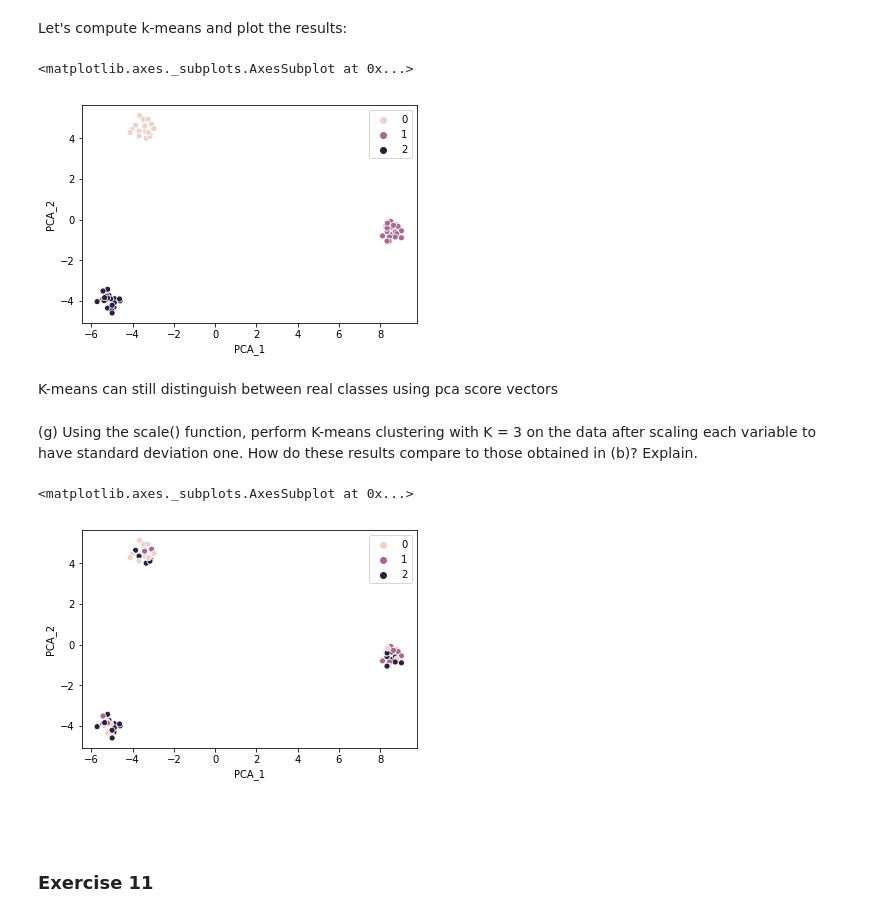
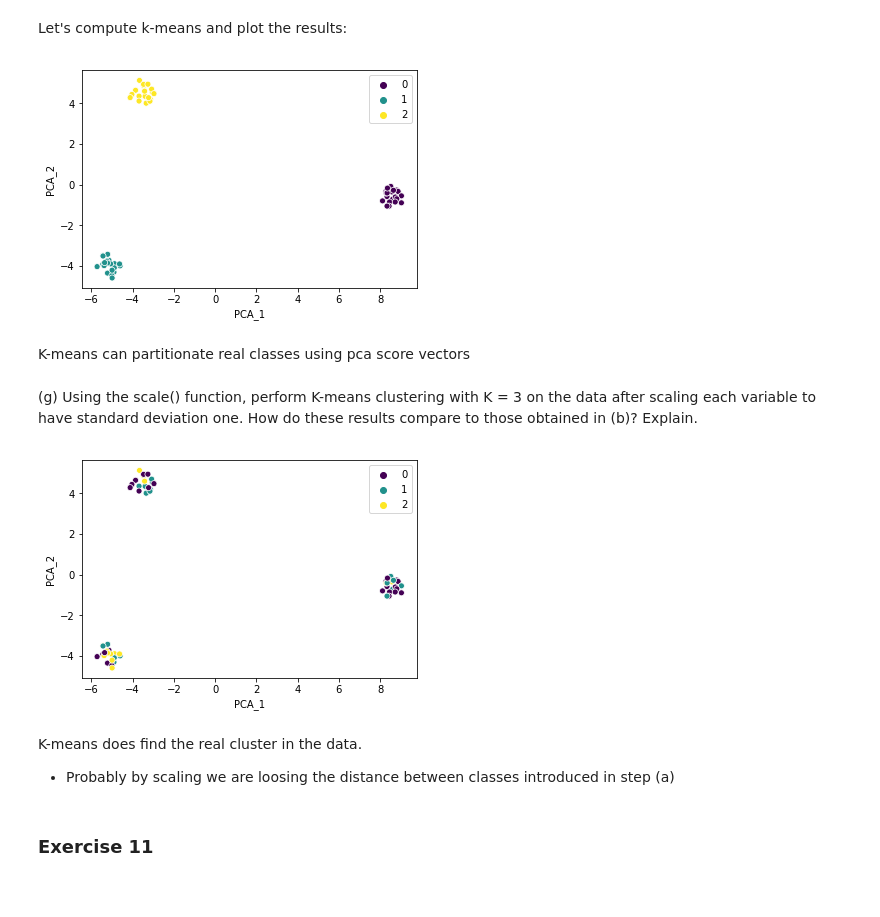
Before and after one commit to martinagvilas/intro_stat_learning, a Jupyter notebook: notebooks/ch10_exercises.ipynb, the cells around one changed output. Saved outputs shown, nothing was run; the diff lists cells and outputs as text; code cells hidden in the pictures.

```diff
--- a/notebooks/ch10_exercises.ipynb
+++ b/notebooks/ch10_exercises.ipynb
@@ -465,17 +431,18 @@ print(pca_score_vectors_df_2)
 Let's compute k-means and plot the results:
 # %%
 # Compute k-means
-kmeans = KMeans(n_clusters=3, n_init=20)
-kmeans.fit(pca_score_vectors_2[:,:2])
-kmeans_labels = (kmeans.labels_).tolist()
+kmeans_pca = KMeans(n_clusters=3, n_init=20)
+kmeans_pca.fit(pca_score_vectors_2[:,:2])
+kmeans_pca_labels = (kmeans_pca.labels_).tolist()
 
 # Plot
-sns.scatterplot(pca_score_vectors_df_2.iloc[:,0], pca_score_vectors_df_2.iloc[:,1], hue=kmeans_labels)
+sns.scatterplot(pca_score_vectors_df_2.iloc[:,0], pca_score_vectors_df_2.iloc[:,1],
+                hue=kmeans_pca_labels,
+                palette='viridis');
 # %% [output]
-<matplotlib.axes._subplots.AxesSubplot at 0x...>
-[figure, old version]
+[figure, new version]
 # %% [markdown]
-K-means can still distinguish between real classes using pca score vectors
+K-means can partitionate real classes using pca score vectors
 # %% [markdown]
 (g) Using the scale() function, perform K-means clustering with K = 3 on the data after scaling each variable to have standard deviation one. How do these results compare to those obtained in (b)? Explain.
 # %%
@@ -484,17 +451,20 @@ scaler = StandardScaler()
 X_2_scaled = scaler.fit_transform(X_2)
 
 # Compute k-means
-kmeans = KMeans(n_clusters=3, n_init=20)
-kmeans.fit(X_2_scaled)
-kmeans_labels_scaled = (kmeans.labels_).tolist()
+kmeans_scaled = KMeans(n_clusters=3, n_init=20)
+kmeans_scaled.fit(X_2_scaled)
+kmeans_scaled_labels = (kmeans_scaled.labels_).tolist()
 
 # Plot
-sns.scatterplot(pca_score_vectors_df_2.iloc[:,0], pca_score_vectors_df_2.iloc[:,1], hue=kmeans_labels_scaled)
+sns.scatterplot(pca_score_vectors_df_2.iloc[:,0], pca_score_vectors_df_2.iloc[:,1],
+                hue=kmeans_scaled_labels,
+                palette='viridis');
 # %% [output]
-<matplotlib.axes._subplots.AxesSubplot at 0x...>
-[figure, old version]
+[figure, new version]
-# %% [markdown]
-######
+# %% [markdown]
+K-means does find the real cluster in the data.
+
+- Probably by scaling we are loosing the distance between classes introduced in step (a)
 # %% [markdown]
 ### Exercise 11
 # %% [markdown]
```
Also changed, not shown: parts of 51 cells of this notebook.
